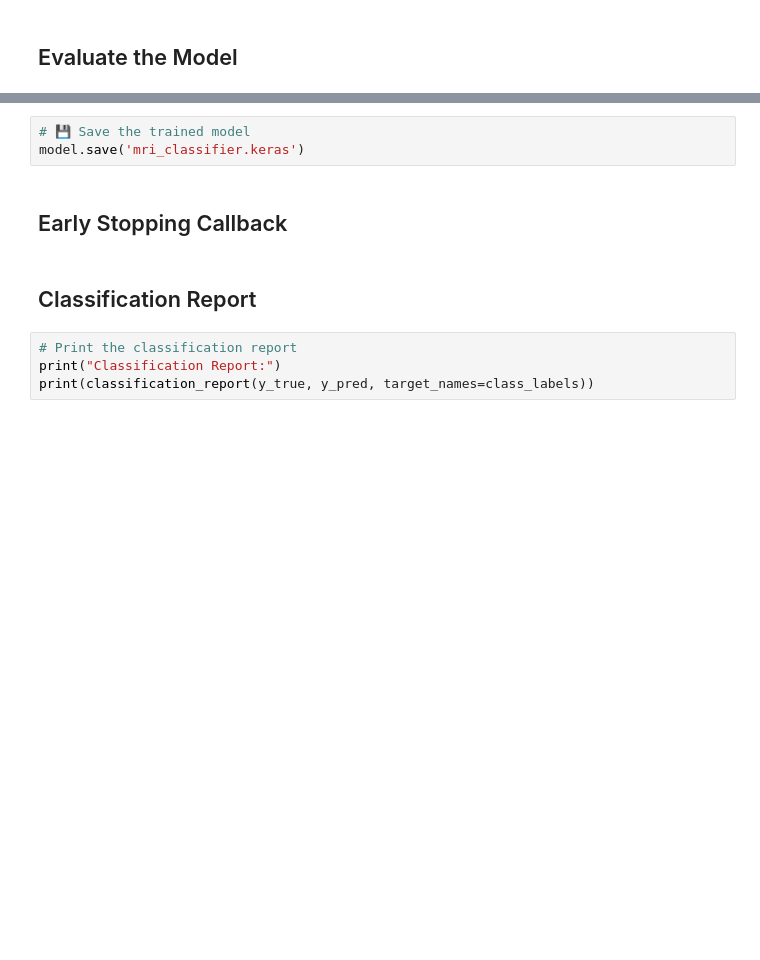
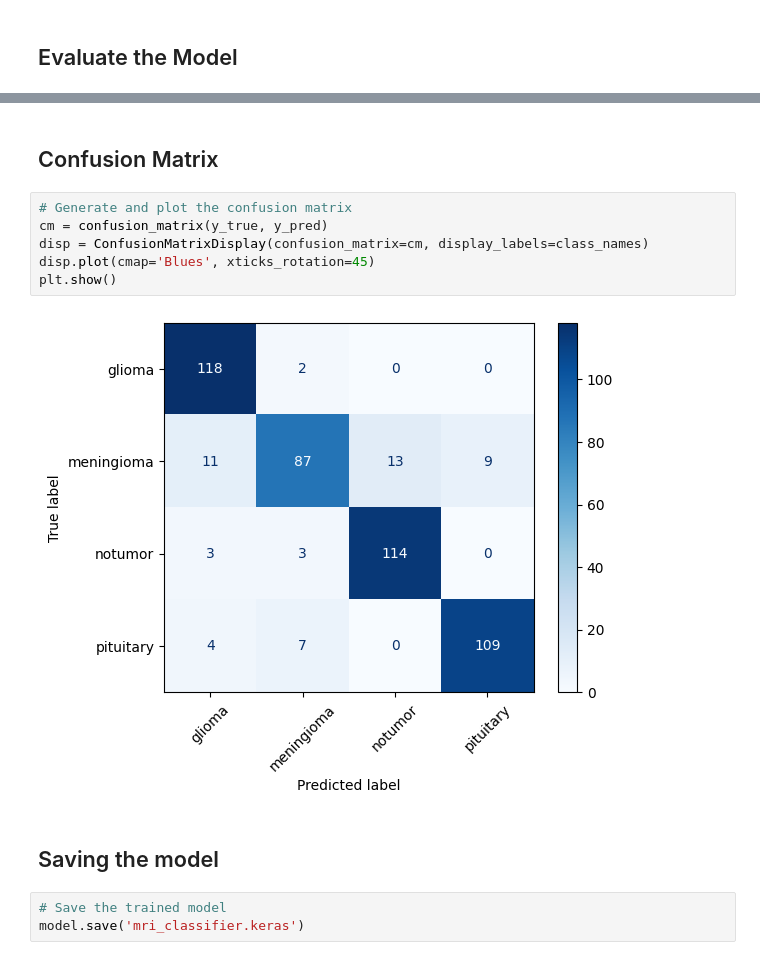
Before and after one commit to yongfarm-sit/CSC3019_Project, a Jupyter notebook: efficientnet.ipynb, the cells around one changed output, grey strips where cells are left out. Saved outputs shown, nothing was run; the diff lists cells and outputs as text; blank space fills up the shorter version.

```diff
--- a/efficientnet.ipynb
+++ b/efficientnet.ipynb
@@ -170,11 +195,15 @@ print(confusion_matrix(y_true, y_pred))
+# %% [markdown]
+## Confusion Matrix
+# %%
+# Generate and plot the confusion matrix
+cm = confusion_matrix(y_true, y_pred)
+disp = ConfusionMatrixDisplay(confusion_matrix=cm, display_labels=class_names)
+disp.plot(cmap='Blues', xticks_rotation=45)
+plt.show()
+# %% [output]
+[figure, added]
+# %% [markdown]
+## Saving the model
 # %%
-# 💾 Save the trained model
+# Save the trained model
 model.save('mri_classifier.keras')
-# %% [markdown]
-## Early Stopping Callback
-# %% [markdown]
-## Classification Report
-# %%
-# Print the classification report
-print("Classification Report:")
-print(classification_report(y_true, y_pred, target_names=class_labels))
```
Also changed, not shown: parts of 26 cells of this notebook, 1 other file.
